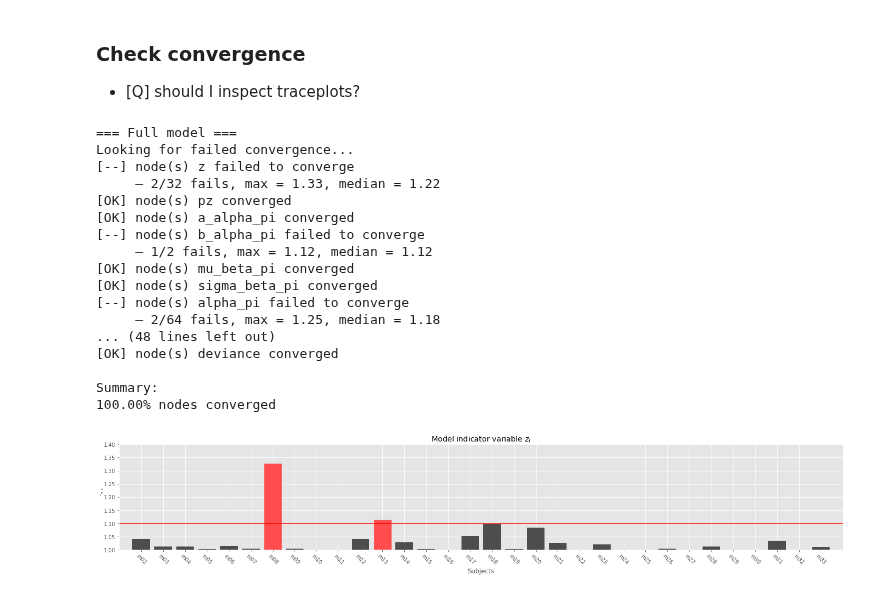
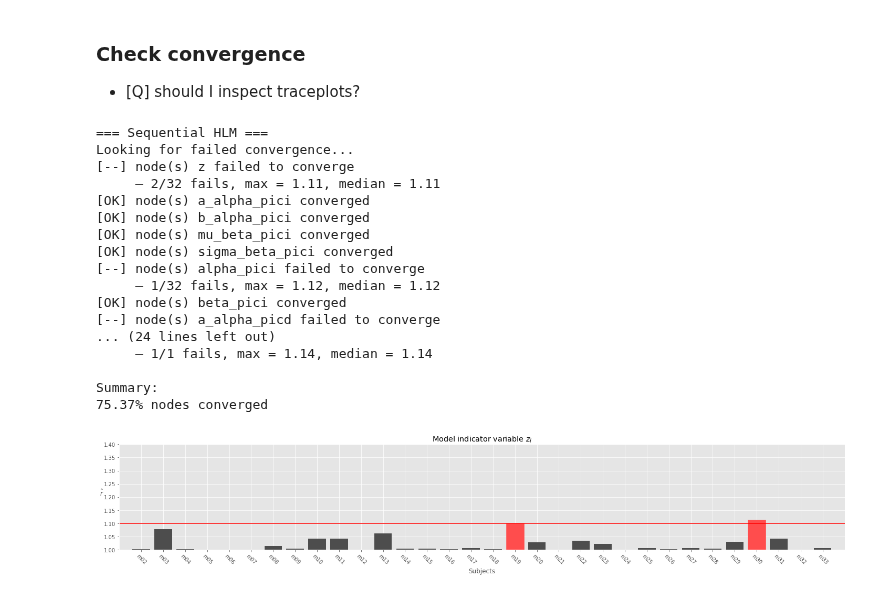
Before and after one commit to kbonna/decidenet, a Jupyter notebook: behavioral_analysis/matjags-dn/dn_bm_01_convergence.ipynb, the cells around one changed output. Cells and saved outputs as stored; diff of their text form; code cells hidden in the pictures.

Commit message:
added model selection section for sequential HLM

```diff
--- a/behavioral_analysis/matjags-dn/dn_bm_01_convergence.ipynb
+++ b/behavioral_analysis/matjags-dn/dn_bm_01_convergence.ipynb
@@ -7,8 +7,7 @@ plt.style.use('ggplot')
 path_full = 'data/pc_factorial_run1.mat'
 path_pi = 'data/pc_factorial_run1_pi_only.mat'
 path_pd = 'data/pc_factorial_run1_pd_only.mat'
-path_seq = 'data/pc_seq_run1.mat'
-path_seq_group = 'data/pc_seq_run1_group.mat'
+path_seq = 'data/pc_seq_trick_run1.mat'
 
 n_subjects = 32
 # %% [markdown]
@@ -80,34 +79,26 @@ def plot_z_convergence(rhat_z: np.array) -> None:
     plt.tight_layout()
     plt.savefig('pygures/convergence.png')
 # %%
-print('=== Full model ===')
-mat = scipy.io.loadmat(path_full, variable_names=['stats'], squeeze_me=True)
+print('=== Sequential HLM ===')
+mat = scipy.io.loadmat(path_seq, variable_names=['stats'], squeeze_me=True)
 report_convergence(mat)
 plot_z_convergence(mat['stats']['Rhat'].item()['z'].item())
-
-print('=== PI model ===')
-mat = scipy.io.loadmat(path_pi, variable_names=['stats'], squeeze_me=True)
-report_convergence(mat)
-
-print('=== PD model ===')
-mat = scipy.io.loadmat(path_pd, variable_names=['stats'], squeeze_me=True)
-report_convergence(mat)
 # %% [output]
-=== Full model ===
+=== Sequential HLM ===
 Looking for failed convergence...
 [--] node(s) z failed to converge
-     – 2/32 fails, max = 1.33, median = 1.22
-[OK] node(s) pz converged
-[OK] node(s) a_alpha_pi converged
-[--] node(s) b_alpha_pi failed to converge
-     – 1/2 fails, max = 1.12, median = 1.12
-[OK] node(s) mu_beta_pi converged
-[OK] node(s) sigma_beta_pi converged
-[--] node(s) alpha_pi failed to converge
-     – 2/64 fails, max = 1.25, median = 1.18
-... (48 lines left out)
-[OK] node(s) deviance converged
+     – 2/32 fails, max = 1.11, median = 1.11
+[OK] node(s) a_alpha_pici converged
+[OK] node(s) b_alpha_pici converged
+[OK] node(s) mu_beta_pici converged
+[OK] node(s) sigma_beta_pici converged
+[--] node(s) alpha_pici failed to converge
+     – 1/32 fails, max = 1.12, median = 1.12
+[OK] node(s) beta_pici converged
+[--] node(s) a_alpha_picd failed to converge
+... (24 lines left out)
+     – 1/1 fails, max = 1.14, median = 1.14
 
 Summary:
-100.00% nodes converged
+75.37% nodes converged
-[figure, old version]
+[figure, new version]
```
Also changed, not shown: 3 other files.
